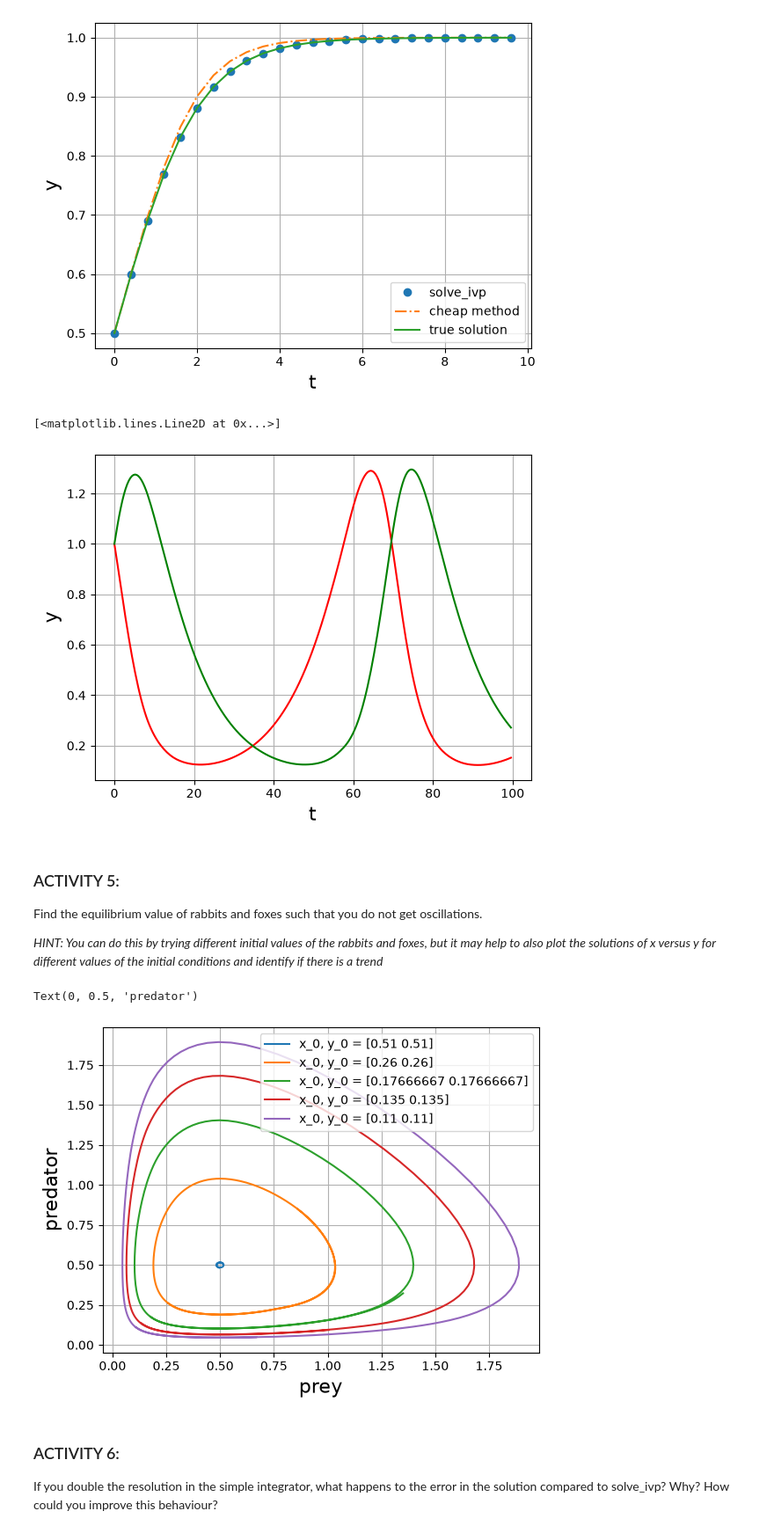
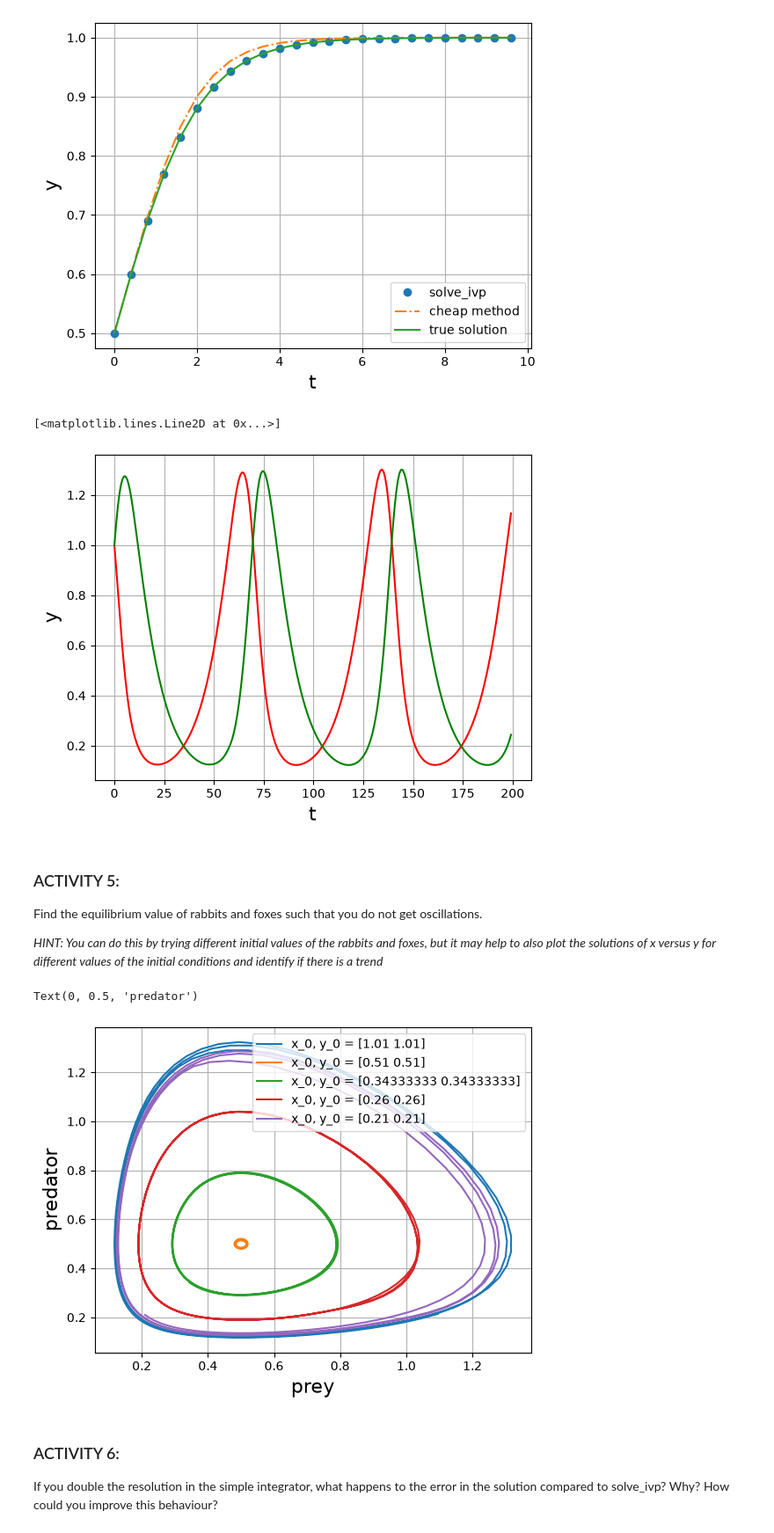
Before and after one commit to AJSUMMERS100/TopicsInSciComp, a Jupyter notebook: Notebooks/Week3_LabExercises.ipynb, the cells around one changed output. Shown at 88% size. Cells and saved outputs as stored; diff of their text form; code cells hidden in the pictures.

```diff
--- a/Notebooks/Week3_LabExercises.ipynb
+++ b/Notebooks/Week3_LabExercises.ipynb
@@ -308,7 +308,7 @@ def calculate_dydt(t, y):
     dydt[1] = -c * predators + d * prey * predators
     return dydt
 
-max_time = 100
+max_time = 200
 N_time_steps = 250
 delta_t = max_time / N_time_steps
 t_solution = np.linspace(0.0, max_time-delta_t, N_time_steps)
@@ -323,7 +323,7 @@ plt.plot(solution.t, solution.y[0], 'r-', label="solve_ivp - prey")
 plt.plot(solution.t, solution.y[1], 'g-', label="solve_ivp - predator")
 # %% [output]
 [<matplotlib.lines.Line2D at 0x...>]
-[figure, old version]
+[figure, new version]
 # %% [markdown]
 ### ACTIVITY 5:
 
@@ -333,21 +333,21 @@ _HINT: You can do this by trying different initial values of the rabbits and fox
 # %%
 # Plot some solutions of x versus y
 
 epsilon = 0.01
 for i in np.arange(5) :
-    y0 = np.array([0.5, 0.5]) / (i+1) + epsilon
+    y0 = np.array([1, 1]) / (i+1) + epsilon
     solution = solve_ivp(calculate_dydt, [0,max_time], y0,
                         t_eval=t_solution)
 
     plt.plot(solution.y[0], solution.y[1], label="x_0, y_0 = " + str(y0))
     plt.legend()
 plt.grid()
 plt.xlabel("prey", fontsize=16)
 plt.ylabel("predator", fontsize=16)
 # HINT: plt.plot(solution.y[0], solution.y[1], '--', label="x0, y0 = ??")
 # %% [output]
 Text(0, 0.5, 'predator')
-[figure, old version]
+[figure, new version]
 # %% [markdown]
 ### ACTIVITY 6:
 
```
Also changed, not shown: parts of 1 cell of this notebook.
